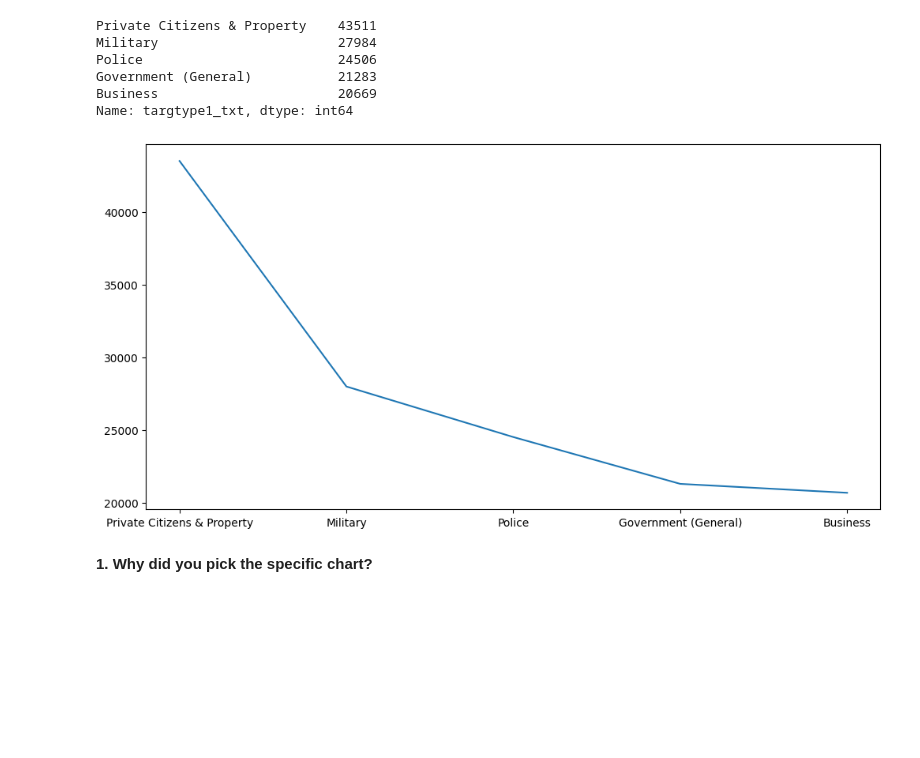
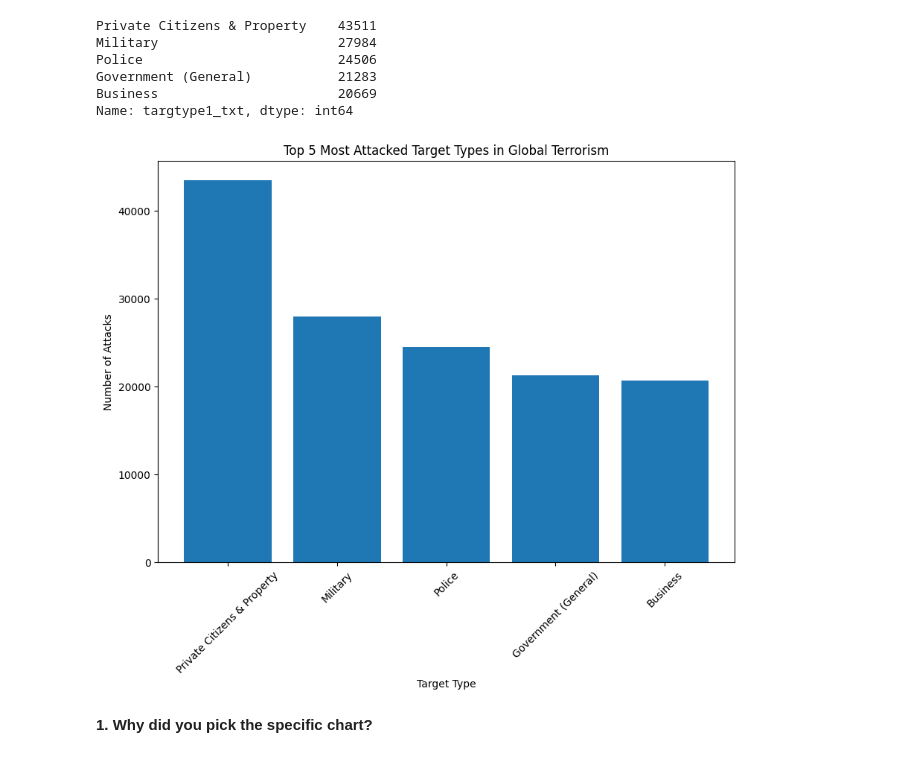
Before and after one commit to vaishnavikaithwas/Global-Terrorism-EDA-Project, a Jupyter notebook: Global_Terrorism_EDA.ipynb, the cells around one changed output. Cells and saved outputs as stored; diff of their text form; code cells hidden in the pictures; blank space fills up the shorter version.

```diff
--- a/Global_Terrorism_EDA.ipynb
+++ b/Global_Terrorism_EDA.ipynb
@@ -618,14 +623,16 @@ Police                         24506
 Government (General)           21283
 Business                       20669
 Name: targtype1_txt, dtype: int64
-# %%
-# plotting a line graph
-plt.figure(figsize=(12,6))
-plt.plot(mat)
-
-plt.show()
-# %% [output]
-[figure, removed]
+# %%
+plt.figure(figsize=(10,7))
+plt.bar(mat.index, mat.values)
+plt.xlabel('Target Type')
+plt.ylabel('Number of Attacks')
+plt.title('Top 5 Most Attacked Target Types in Global Terrorism')
+plt.xticks(rotation=45)  # Rotate x-axis labels for better readability
+plt.show()
+# %% [output]
+[figure, added]
 # %% [markdown]
  **1. Why did you pick the specific chart?**
 # %% [markdown]
```
Also changed, not shown: parts of 100 cells of this notebook.
